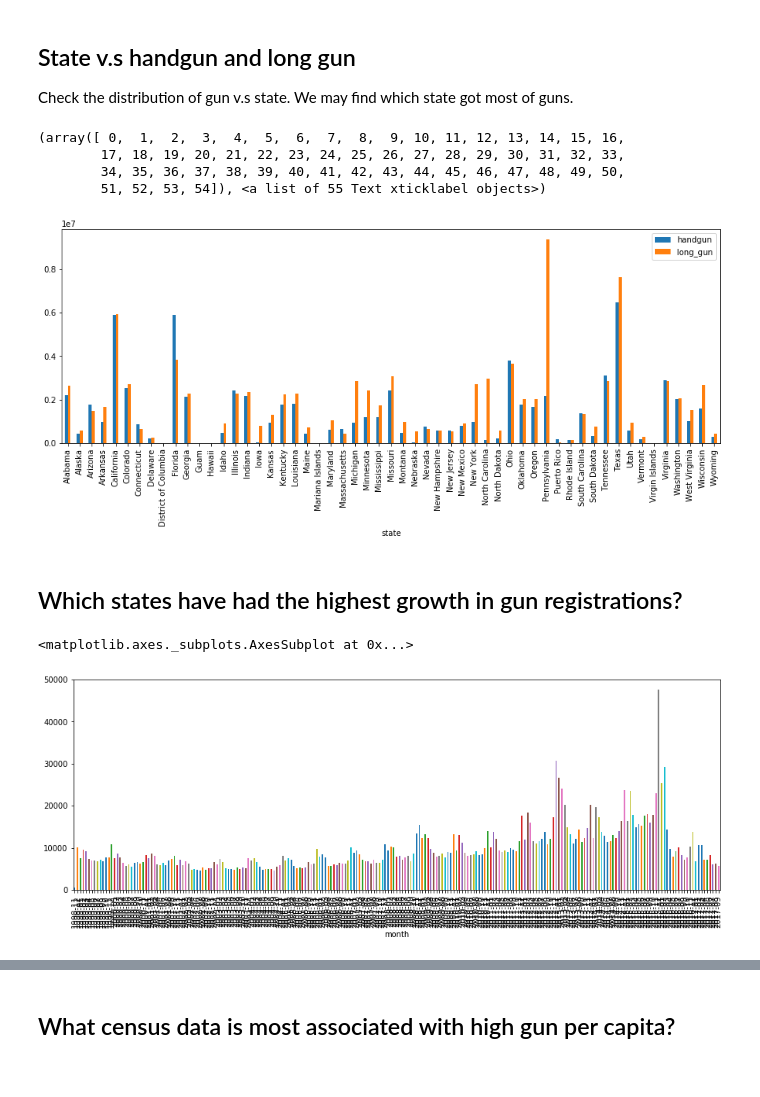
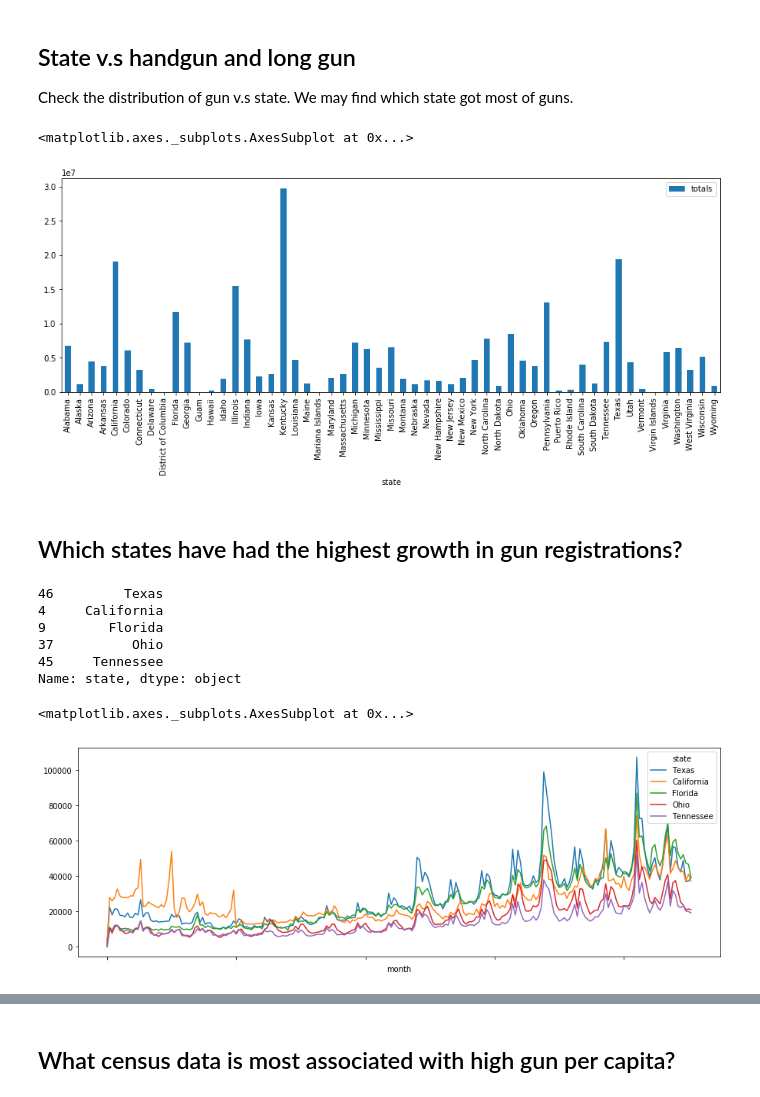
Before and after one commit to xchwan/FBI_Gun_Data_Analysis, a Jupyter notebook: Data_Analysis_Project_gun_data.ipynb, the cells around one changed output, grey strips where cells are left out. Drawn from its saved outputs; the diff is of its cells as text; code cells hidden in the pictures.

Commit message:
Add Data refine and state grouping

```diff
--- a/Data_Analysis_Project_gun_data.ipynb
+++ b/Data_Analysis_Project_gun_data.ipynb
@@ -38,0 +69,21 @@ US_Census_Data.head(3)#check the data reading
+# %%
+state_vs_gun['rentals_other'] = 0
+# %%
+#Create new columes
+def sum_over_guns(gun_dataframe,column_index):
+    '''
+    '''
+    handgun = column_index + '_handgun'
+    long_gun = column_index + '_long_gun'
+    other = column_index + '_other'
+    sum_over_guns = gun_dataframe[handgun] + gun_dataframe[long_gun] + gun_dataframe[other]
+    return sum_over_guns
+
+state_vs_gun['prepawn'] = sum_over_guns(state_vs_gun,'prepawn')
+state_vs_gun['redemption'] = sum_over_guns(state_vs_gun,'redemption')
+state_vs_gun['returned'] = sum_over_guns(state_vs_gun,'returned')
+state_vs_gun['rentals'] = sum_over_guns(state_vs_gun,'rentals')
+state_vs_gun['private_sale'] = sum_over_guns(state_vs_gun,'private_sale')
+state_vs_gun['return_to_seller'] = sum_over_guns(state_vs_gun,'return_to_seller')
+
+state_vs_gun.head(2)
@@ -40,13 +96,10 @@ US_Census_Data.head(3)#check the data reading
 ## State v.s handgun and long gun
 Check the distribution of gun v.s state. We may find which state got most of guns.
 # %%
-state_vs_gun = gun_data.groupby(['state'], as_index = False)['handgun','long_gun'].sum()
-state_vs_gun.plot(x='state',kind='bar', figsize=(15,5))
-plt.xticks(rotation=90)
+key_index = ['state', 'totals']
+state_vs_gun_total = state_vs_gun.loc[:,key_index]
+state_vs_gun_total.plot(x='state',kind='bar', figsize=(15,5))
 #maybe we can modify y axis
 # %% [output]
-(array([ 0,  1,  2,  3,  4,  5,  6,  7,  8,  9, 10, 11, 12, 13, 14, 15, 16,
-        17, 18, 19, 20, 21, 22, 23, 24, 25, 26, 27, 28, 29, 30, 31, 32, 33,
-        34, 35, 36, 37, 38, 39, 40, 41, 42, 43, 44, 45, 46, 47, 48, 49, 50,
-        51, 52, 53, 54]), <a list of 55 Text xticklabel objects>)
+<matplotlib.axes._subplots.AxesSubplot at 0x...>
-[figure, old version]
+[figure, new version]
@@ -53,9 +108,21 @@ plt.xticks(rotation=90)
 # %% [markdown]
 ## Which states have had the highest growth in gun registrations?
+# %%
+#Find top 5 state has more handgun.
+handgun_sort = state_vs_gun.sort_values('handgun',ascending=False)
+top_5_handgun_state = handgun_sort.iloc[0:5,0]
+top_5_handgun_state
+# %% [output]
+46         Texas
+4     California
+9        Florida
+37          Ohio
+45     Tennessee
+Name: state, dtype: object
 # %%
 time_vs_handgun = gun_data.groupby(['month','state'], as_index = False)['handgun'].sum()
 time_vs_handgun_reshape = time_vs_handgun.pivot(index='month', columns='state', values='handgun')
-time_vs_handgun_reshape['Alabama'].plot(kind='bar',stacked = True, figsize=(15,5))
+time_vs_handgun_reshape.loc[:,top_5_handgun_state].plot(kind='line',sort_columns = True, figsize=(15,5))
 # %% [output]
 <matplotlib.axes._subplots.AxesSubplot at 0x...>
-[figure, old version]
+[figure, new version]
```
Also changed, not shown: parts of 17 cells of this notebook.
